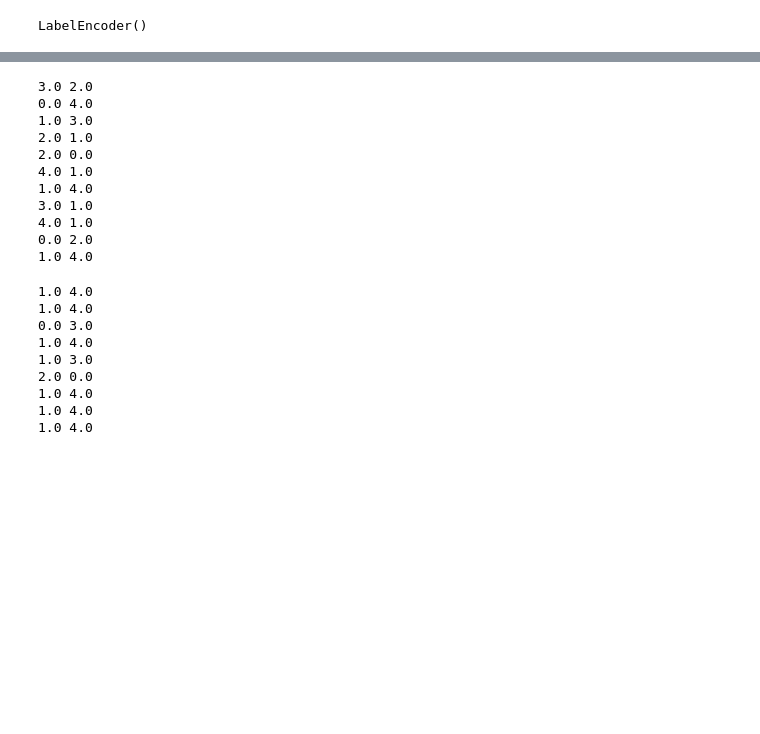
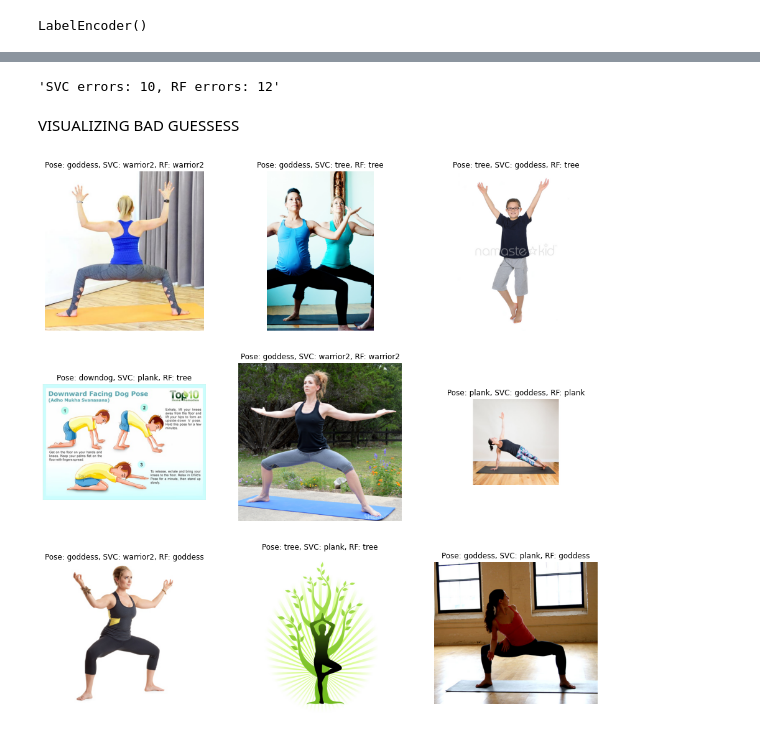
Before and after one commit to KsaweryKapela/Small_ML_Projects, a Jupyter notebook: yoga_poses_classification/asana_classification.ipynb, the cells around one changed output, grey strips where cells are left out. Saved outputs shown, nothing was run; the diff lists cells and outputs as text; code cells hidden in the pictures; blank space fills up the shorter version.

```diff
--- a/yoga_poses_classification/asana_classification.ipynb
+++ b/yoga_poses_classification/asana_classification.ipynb
@@ -173,30 +194,37 @@ SVC_accuracy, RF_accuracy
-# %%
-for x, y in zip(y_shuffled, SVC_predictions):
-    if x != y:
-        print(x, y)
-# %% [output]
-3.0 2.0
-0.0 4.0
-1.0 3.0
-2.0 1.0
-2.0 0.0
-4.0 1.0
-1.0 4.0
-3.0 1.0
-4.0 1.0
-0.0 2.0
-1.0 4.0
-# %%
-for x, y in zip(y_shuffled, RF_predictions):
-    if x != y:
-        print(x, y)
-# %% [output]
-1.0 4.0
-1.0 4.0
-0.0 3.0
-1.0 4.0
-1.0 3.0
-2.0 0.0
-1.0 4.0
-1.0 4.0
-1.0 4.0
+# %%
+# GETTING INDEXES AND AMOUNT OF FAILED PREDICTIONS
+
+RF_false_pred = np.where((y != RF_predictions).astype(int))[0]
+SVC_false_pred = np.where((y != SVC_predictions).astype(int))[0]
+
+f'SVC errors: {len(RF_false_pred)}, RF errors: {len(SVC_false_pred)}'
+# %% [output]
+'SVC errors: 10, RF errors: 12'
+# %% [markdown]
+VISUALIZING BAD GUESSESS
+# %%
+# DECODING LABELS
+
+decoded_RF_predictions = le.inverse_transform(RF_predictions.astype(int))
+decoded_SVC_predictions = le.inverse_transform(SVC_predictions.astype(int))
+# %%
+# VISUALIZING 9 OF SVC FAILED PREDICTIONS, needs refactoring if < than 9 errors.
+
+fig = plt.figure(figsize=(16, 16))
+columns = 3
+rows = 3
+
+for i in range(0, columns * rows):
+    fig.add_subplot(rows, columns, i + 1)
+    plt.imshow(images[SVC_false_pred[i]])
+
+    label_i = labels[SVC_false_pred[i]]
+    pred_svc_i = decoded_SVC_predictions[SVC_false_pred[i]]
+    pred_rf_i = decoded_RF_predictions[SVC_false_pred[i]]
+
+    plt.title(f'Pose: {label_i}, SVC: {pred_svc_i}, RF: {pred_rf_i}')
+    plt.axis('off')
+
+plt.show()
+# %% [output]
+[figure, added]
```
Also changed, not shown: parts of 16 cells of this notebook.
